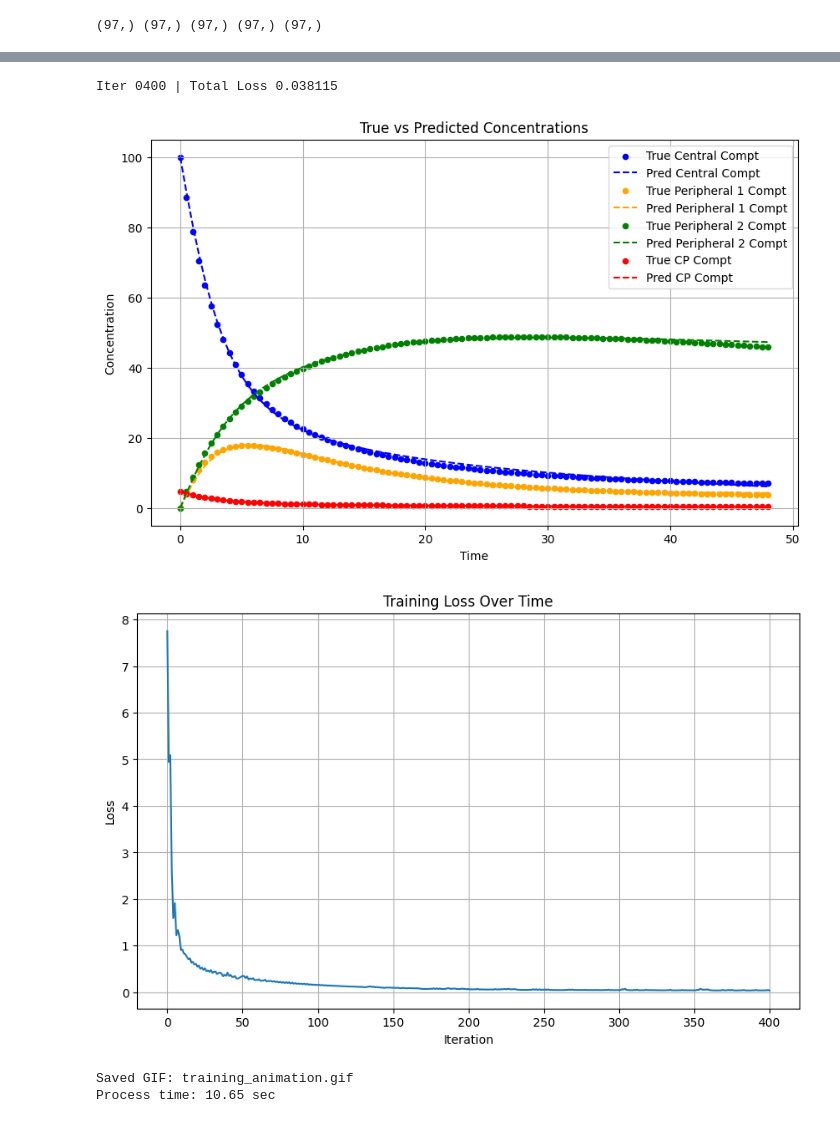
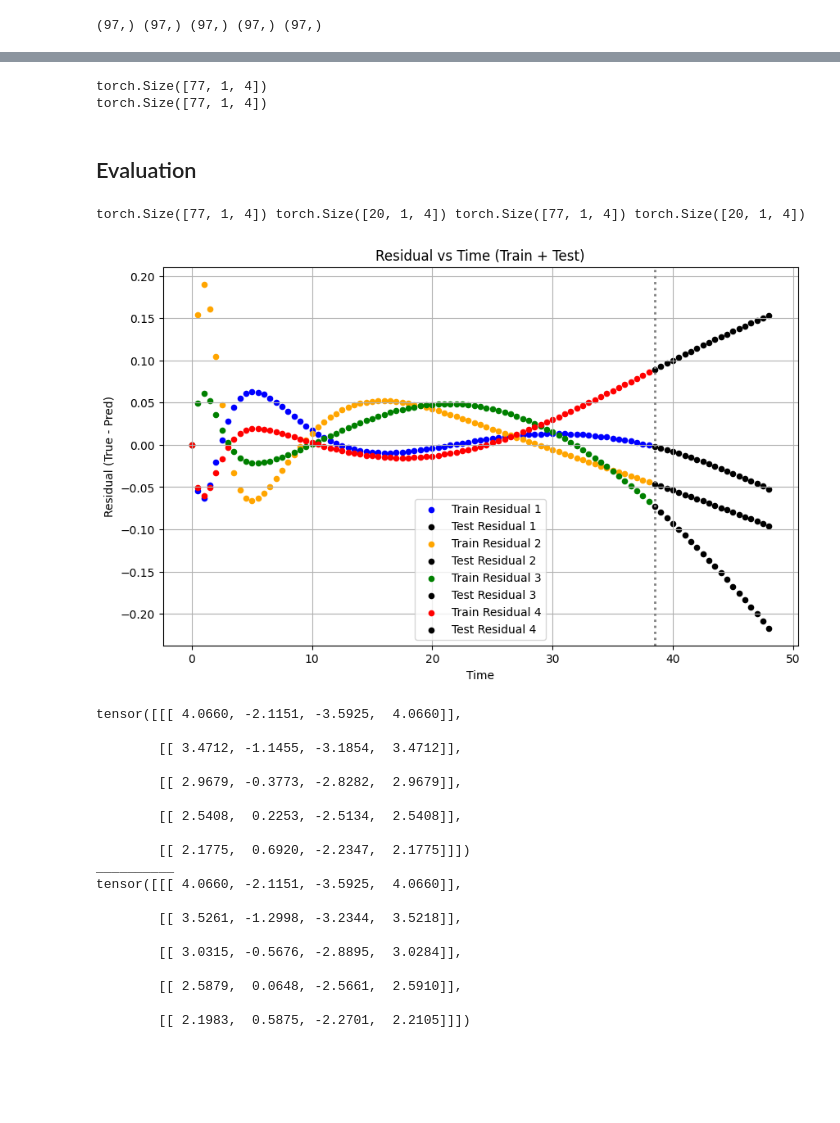
Before and after one commit to VNSwtHuo/MAT292_ODE_Project, a Jupyter notebook: models/NeuralODE/neural_ode.ipynb, the cells around one changed output, grey strips where cells are left out. Drawn from its saved outputs; the diff is of its cells as text; code cells hidden in the pictures; blank space fills up the shorter version.

Commit message:
Coded residual analysis for neural ode model

```diff
--- a/models/NeuralODE/neural_ode.ipynb
+++ b/models/NeuralODE/neural_ode.ipynb
@@ -266,4 +400,4 @@ Process time: 3.07 sec
 # %%
 # Solve using Improved Euler method
-train_NODE(C_0, t, C_all, mu, sigma, improved_euler_solver, niters = 400, method='dopri8', gif=True)
+pre_train_C, pred_test_C = train_NODE(data_dict, improved_euler_solver, niters = 400, lr=5e-4, batch_size=1, method='dopri5', gif=True)
 # %% [output]
@@ -275,4 +409,4 @@ Process time: 4.91 sec
 # %%
 # Solve using runge-Kutta 2th order method
-train_NODE(C_0, t, C_all, mu, sigma, rk2_solver, niters = 400, method='dopri8', gif=True)
+pre_train_C, pred_test_C = train_NODE(data_dict, rk2_solver, niters = 400, lr=5e-4, batch_size=1, method='dopri5', gif=True)
 # %% [output]
@@ -284,9 +418,63 @@ Process time: 4.88 sec
 # %%
-# Solve using runge-Kutta 4th order method
-train_NODE(C_0, t, C_all, mu, sigma, rk4_solver, niters = 400, method='dopri8', gif=True)
+# # Solve using runge-Kutta 4th order method
+# pre_train_C, pred_test_C = train_NODE(data_dict, rk4_solver, niters = 400, lr=5e-4, batch_size=1, method='dopri5', gif=True)
-# %% [output]
-Iter 0400 | Total Loss 0.038115
-[figure, removed]
-[figure, removed]
-Saved GIF: training_animation.gif
-Process time: 10.65 sec
+# %%
+print(pre_train_C.shape)
+print(data_dict['train_C'].shape)
+# %% [output]
+torch.Size([77, 1, 4])
+torch.Size([77, 1, 4])
+# %% [markdown]
+## Evaluation
+# %%
+def plot_residual(t, train_C, test_C, final_train_pred, final_test_pred = None, split_idx = None):
+    train_residual = (train_C - final_train_pred).squeeze(1)
+    test_residual = (test_C - final_test_pred).squeeze(1) if test_C is not None else None
+    colors = ['blue', 'orange', 'green', 'red']
+    plt.figure(figsize=(10,6))
+    if split_idx is None:
+            split_idx = len(train_residual)
+            print(len(train_residual))
+    for i in range(4):
+        plt.scatter(t[:split_idx], train_residual[:, i], color=colors[i], s=20, label=f"Train Residual {i+1}")
+        if test_residual is not None:
+            plt.scatter(t[split_idx:], test_residual[:, i], color='black', s=20, label=f"Test Residual {i+1}")
+    if test_residual is not None:
+            plt.axvline(t[split_idx], color='gray', linestyle=':', linewidth=2)
+    plt.xlabel("Time")
+    plt.ylabel("Residual (True - Pred)")
+    plt.title("Residual vs Time (Train + Test)")
+    plt.legend()
+    plt.grid(True)
+    plt.show()
+# %%
+plot_residual(data_dict['t'], data_dict['train_C'], data_dict['test_C'], pre_train_C, pred_test_C, split_idx = data_dict['split_idx'])
+# %% [output]
+torch.Size([77, 1, 4]) torch.Size([20, 1, 4]) torch.Size([77, 1, 4]) torch.Size([20, 1, 4])
+[figure, added]
+# %%
+print(data_dict['train_C'][:5])
+
+print("__________")
+
+print(pre_train_C[:5])
+# %% [output]
+tensor([[[ 4.0660, -2.1151, -3.5925,  4.0660]],
+
+        [[ 3.4712, -1.1455, -3.1854,  3.4712]],
+
+        [[ 2.9679, -0.3773, -2.8282,  2.9679]],
+
+        [[ 2.5408,  0.2253, -2.5134,  2.5408]],
+
+        [[ 2.1775,  0.6920, -2.2347,  2.1775]]])
+__________
+tensor([[[ 4.0660, -2.1151, -3.5925,  4.0660]],
+
+        [[ 3.5261, -1.2998, -3.2344,  3.5218]],
+
+        [[ 3.0315, -0.5676, -2.8895,  3.0284]],
+
+        [[ 2.5879,  0.0648, -2.5661,  2.5910]],
+
+        [[ 2.1983,  0.5875, -2.2701,  2.2105]]])
```
Also changed, not shown: parts of 12 cells of this notebook, 42 other files.
